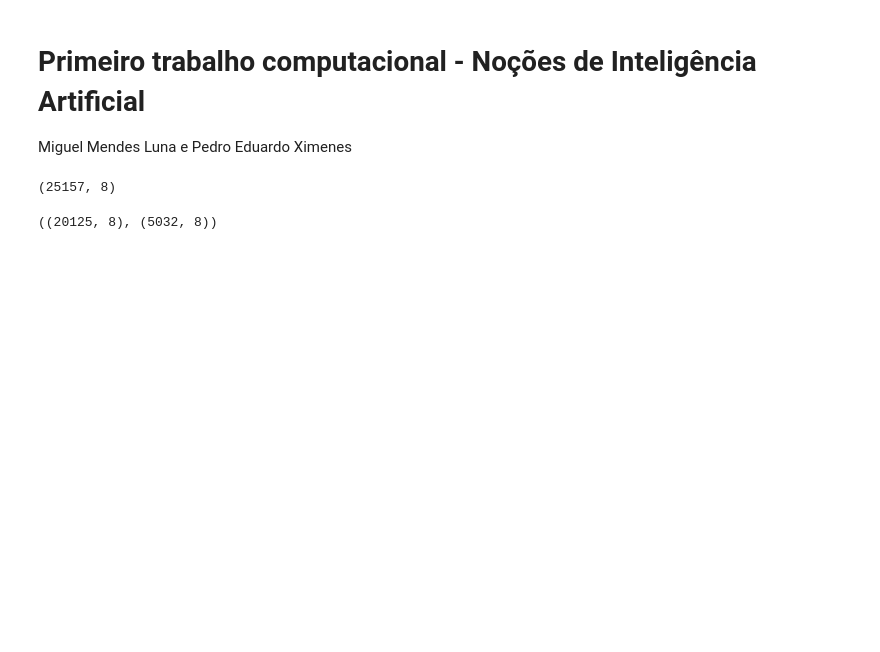
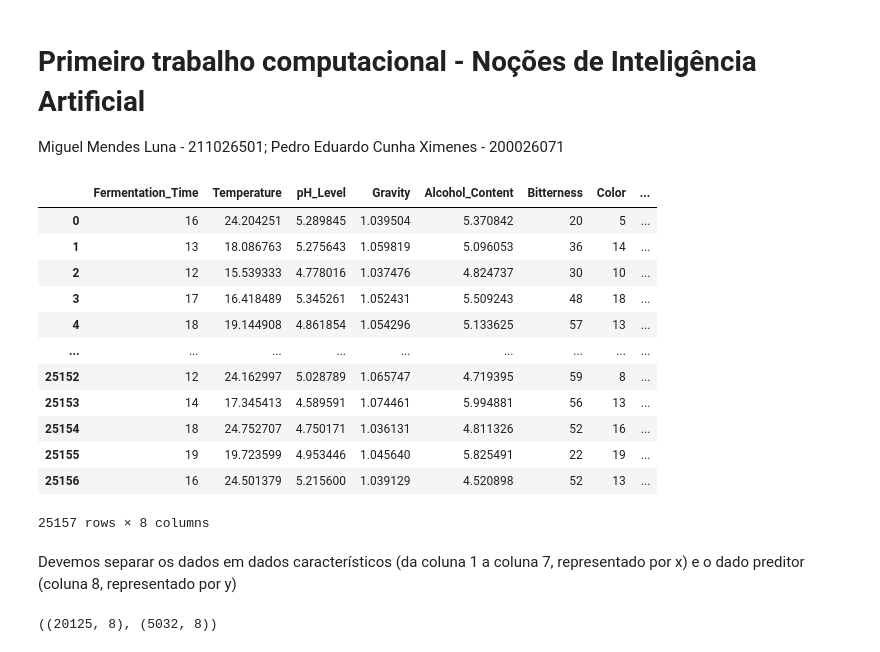
Before and after one commit to Pecximenes/nia-2024.1, a Jupyter notebook: Trabalho-1/BEER_miguel_pedro.ipynb, the cells around one changed output. Saved outputs shown, nothing was run; the diff lists cells and outputs as text; code cells hidden in the pictures; blank space fills up the shorter version.

```diff
--- a/Trabalho-1/BEER_miguel_pedro.ipynb
+++ b/Trabalho-1/BEER_miguel_pedro.ipynb
@@ -1,6 +1,7 @@
 # %% [markdown]
 # Primeiro trabalho computacional - Noções de Inteligência Artificial
-Miguel Mendes Luna e Pedro Eduardo Ximenes
+Miguel Mendes Luna - 211026501;
+Pedro Eduardo Cunha Ximenes - 200026071
 # %%
 import pandas as pd
 import tensorflow as tf
@@ -26,12 +27,26 @@ class LinearRegressionData(d2l.DataModule):  #@save
         self.save_hyperparameters()
         self.X=data[:,0:nInputs]
         self.y=data[:,nInputs]
-# %%
-dados = pd.read_csv("Beer.csv")
-dados_matriz = dados.to_numpy()
-print(dados_matriz.shape)
-# %% [output]
-(25157, 8)
+# %%
+beer_df = pd.read_csv("Beer.csv")
+# beer_df.info()
+beer_df
+# %% [output]
+|  | Fermentation_Time | Temperature | pH_Level | Gravity | Alcohol_Content | Bitterness | Color | ... |
+| 0 | 16 | 24.204251 | 5.289845 | 1.039504 | 5.370842 | 20 | 5 | ... |
+| 1 | 13 | 18.086763 | 5.275643 | 1.059819 | 5.096053 | 36 | 14 | ... |
+| 2 | 12 | 15.539333 | 4.778016 | 1.037476 | 4.824737 | 30 | 10 | ... |
+| 3 | 17 | 16.418489 | 5.345261 | 1.052431 | 5.509243 | 48 | 18 | ... |
+| 4 | 18 | 19.144908 | 4.861854 | 1.054296 | 5.133625 | 57 | 13 | ... |
+| ... | ... | ... | ... | ... | ... | ... | ... | ... |
+| 25152 | 12 | 24.162997 | 5.028789 | 1.065747 | 4.719395 | 59 | 8 | ... |
+| 25153 | 14 | 17.345413 | 4.589591 | 1.074461 | 5.994881 | 56 | 13 | ... |
+| 25154 | 18 | 24.752707 | 4.750171 | 1.036131 | 4.811326 | 52 | 16 | ... |
+| 25155 | 19 | 19.723599 | 4.953446 | 1.045640 | 5.825491 | 22 | 19 | ... |
+| 25156 | 16 | 24.501379 | 5.215600 | 1.039129 | 4.520898 | 52 | 13 | ... |
+25157 rows × 8 columns
+# %% [markdown]
+Devemos separar os dados em dados característicos (da coluna 1 a coluna 7, representado por x) e o dado preditor (coluna 8, representado por y)
 # %%
 @d2l.add_to_class(d2l.DataModule)  #@save
 def get_tensorloader(self, tensors, train, indices=slice(0, None)):
```
Also changed, not shown: parts of 5 cells of this notebook, 1 other file.
